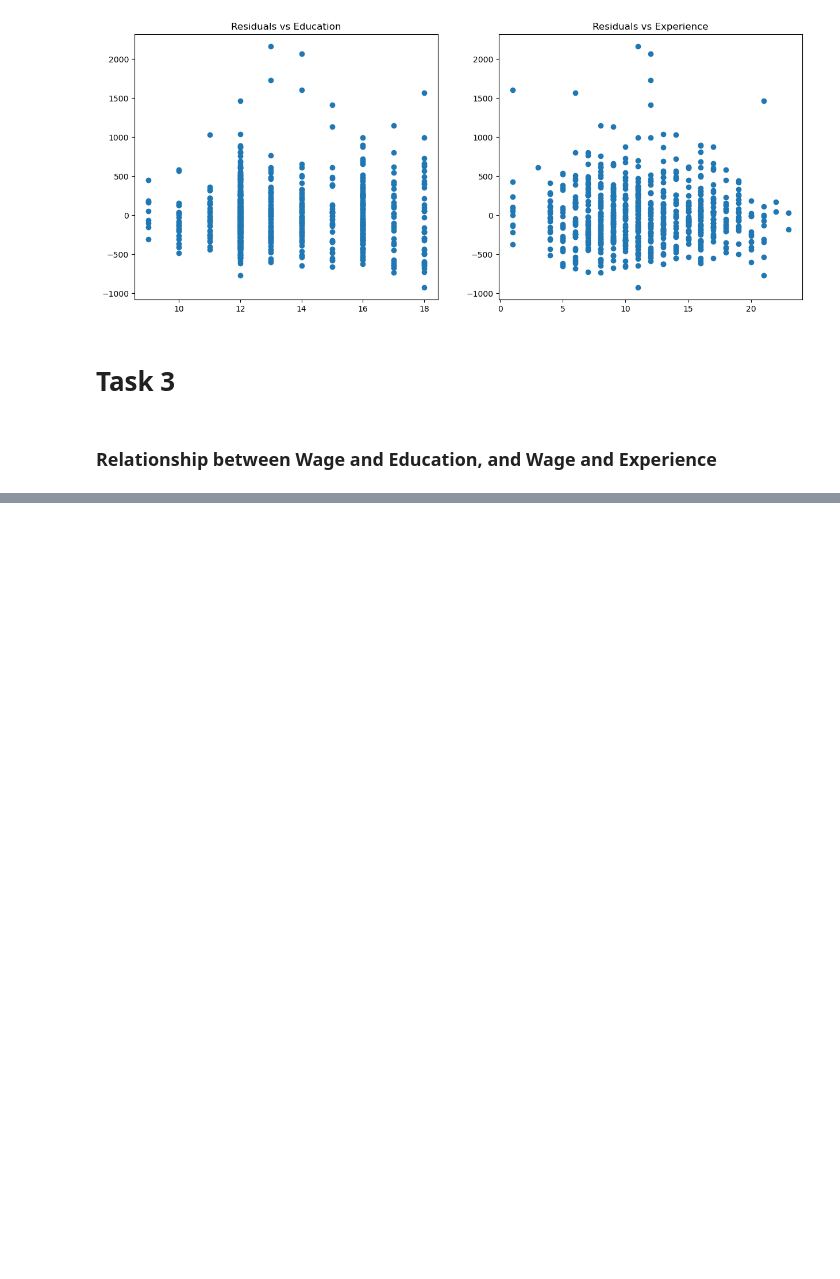
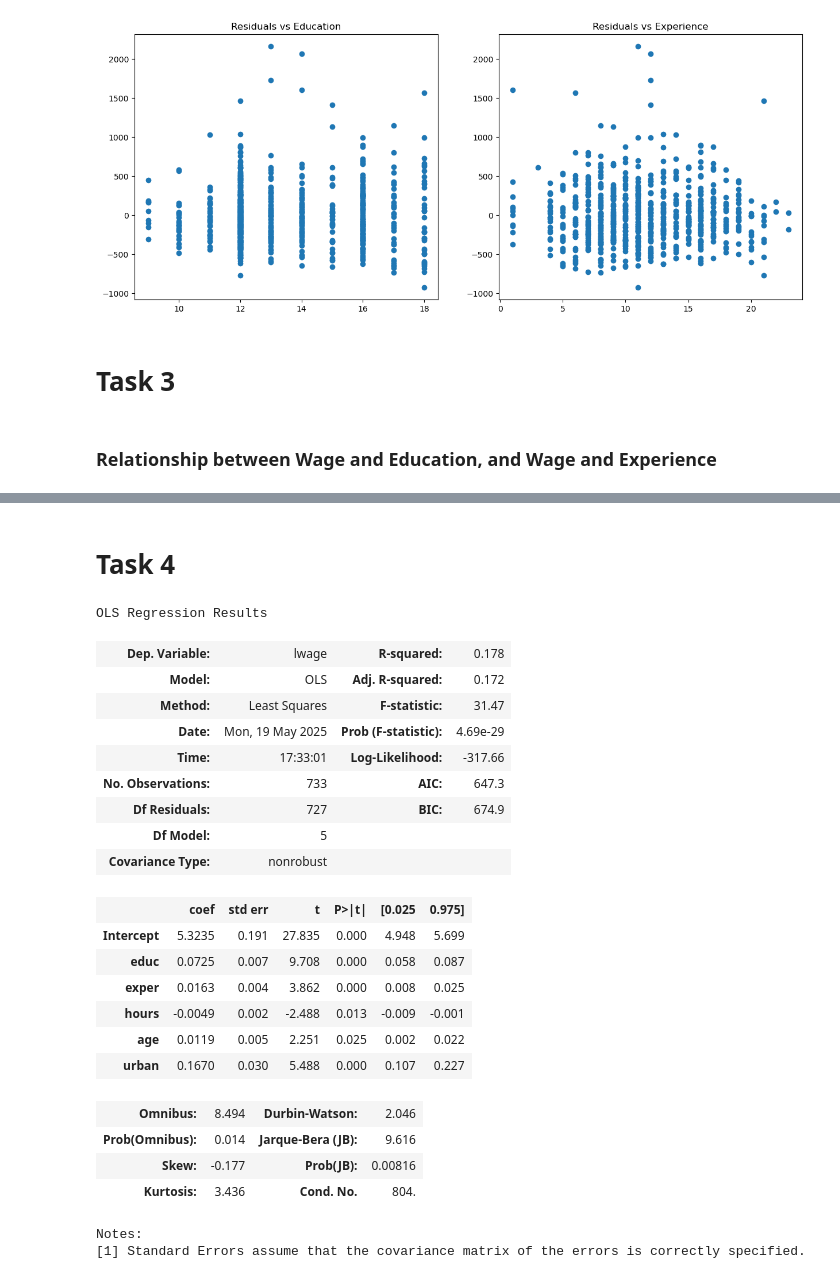
Before and after one commit to Kasperclowes/QBUS2810-Group-11, a Jupyter notebook: QBUS2810_Group_11.ipynb, the cells around one changed output, grey strips where cells are left out. Cells and saved outputs as stored; diff of their text form; code cells hidden in the pictures; blank space fills up the shorter version.

```diff
--- a/QBUS2810_Group_11.ipynb
+++ b/QBUS2810_Group_11.ipynb
@@ -586,3 +586,32 @@ OLS Regression Results
 | Kurtosis: | 6.193 | Cond. No. | 34.3 |
 Notes:
 [1] Standard Errors assume that the covariance matrix of the errors is correctly specified.
+# %% [markdown]
+# **Task 4**
+# %%
+model = smf.ols('lwage ~ educ + exper + hours + age + urban', data=train).fit()
+model.summary()
+# %% [output]
+OLS Regression Results
+| Dep. Variable: | lwage | R-squared: | 0.178 |
+| Model: | OLS | Adj. R-squared: | 0.172 |
+| Method: | Least Squares | F-statistic: | 31.47 |
+| Date: | Mon, 19 May 2025 | Prob (F-statistic): | 4.69e-29 |
+| Time: | 17:33:01 | Log-Likelihood: | -317.66 |
+| No. Observations: | 733 | AIC: | 647.3 |
+| Df Residuals: | 727 | BIC: | 674.9 |
+| Df Model: | 5 |  |  |
+| Covariance Type: | nonrobust |  |  |
+|  | coef | std err | t | P>|t| | [0.025 | 0.975] |
+| Intercept | 5.3235 | 0.191 | 27.835 | 0.000 | 4.948 | 5.699 |
+| educ | 0.0725 | 0.007 | 9.708 | 0.000 | 0.058 | 0.087 |
+| exper | 0.0163 | 0.004 | 3.862 | 0.000 | 0.008 | 0.025 |
+| hours | -0.0049 | 0.002 | -2.488 | 0.013 | -0.009 | -0.001 |
+| age | 0.0119 | 0.005 | 2.251 | 0.025 | 0.002 | 0.022 |
+| urban | 0.1670 | 0.030 | 5.488 | 0.000 | 0.107 | 0.227 |
+| Omnibus: | 8.494 | Durbin-Watson: | 2.046 |
+| Prob(Omnibus): | 0.014 | Jarque-Bera (JB): | 9.616 |
+| Skew: | -0.177 | Prob(JB): | 0.00816 |
+| Kurtosis: | 3.436 | Cond. No. | 804. |
+Notes:
+[1] Standard Errors assume that the covariance matrix of the errors is correctly specified.
```
Also changed, not shown: parts of 8 cells of this notebook, 9 other files.
